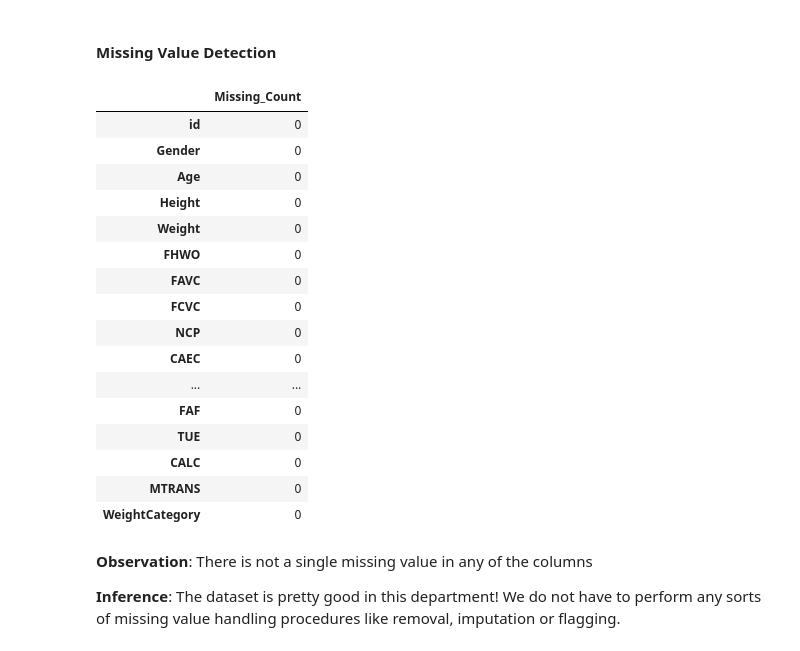
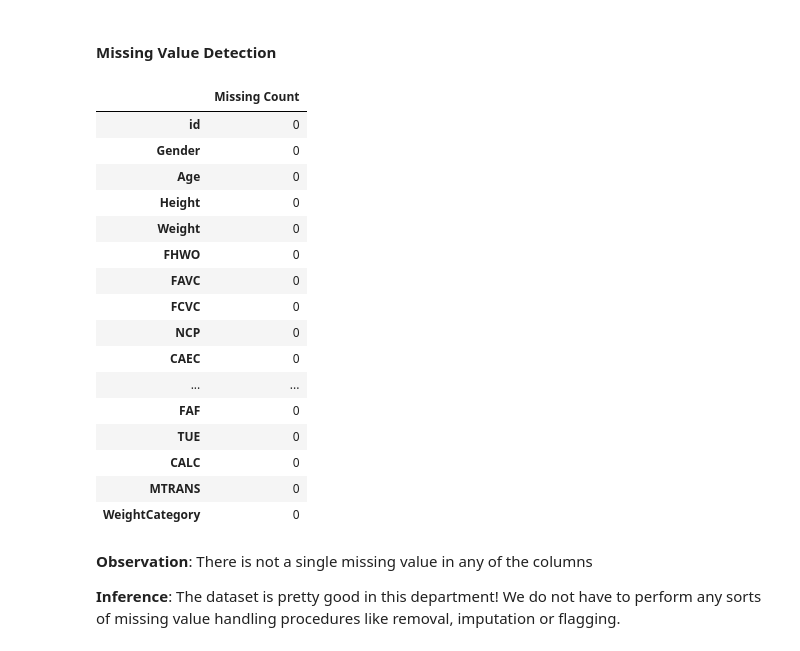
Before and after one commit to SHREYA-1103/Obesity-risk-analysis, a Jupyter notebook: ml_model_analysis.ipynb, the cells around one changed output. Drawn from its saved outputs; the diff is of its cells as text; code cells hidden in the pictures.

```diff
--- a/ml_model_analysis.ipynb
+++ b/ml_model_analysis.ipynb
@@ -122,13 +122,16 @@ def conclude_plot(suptitle: str = None, constrained=False):
     plt.show()
 
 
-def conclude_csv(ds: pd.DataFrame, name=None):
+def conclude_csv(ds: pd.DataFrame, name=None, index=False, transpose=False):
     if name is None:
         if isinstance(ds, pd.Series):
             name = ds.name
         else:
             raise NameError()
-    ds.to_csv(f'report/tables/data_{name}.csv', index=False)
+    ds = ds.copy()
+    if transpose: ds = ds.transpose()
+    ds = ds.round(2)
+    ds.to_csv(f'report/tables/data_{name}.csv', index=index)
 
 
 chime.info()
@@ -472,11 +482,11 @@ label_decoder = {index: label for index, label in enumerate(target_labels)}
 # %% [markdown]
 #### Missing Value Detection
 # %%
-ds_missing = ds_source.isnull().sum().to_frame(name='Missing_Count')
-conclude_csv(ds_missing, "eda_missing_counts")
+ds_missing = ds_source.isnull().sum().to_frame(name='Missing Count')
+conclude_csv(ds_missing, "eda_missing_counts", index=True)
 display(ds_missing)
 # %% [output]
-|  | Missing_Count |
+|  | Missing Count |
 | id | 0 |
 | Gender | 0 |
 | Age | 0 |
```
Also changed, not shown: parts of 4 cells of this notebook, 9 other files.
